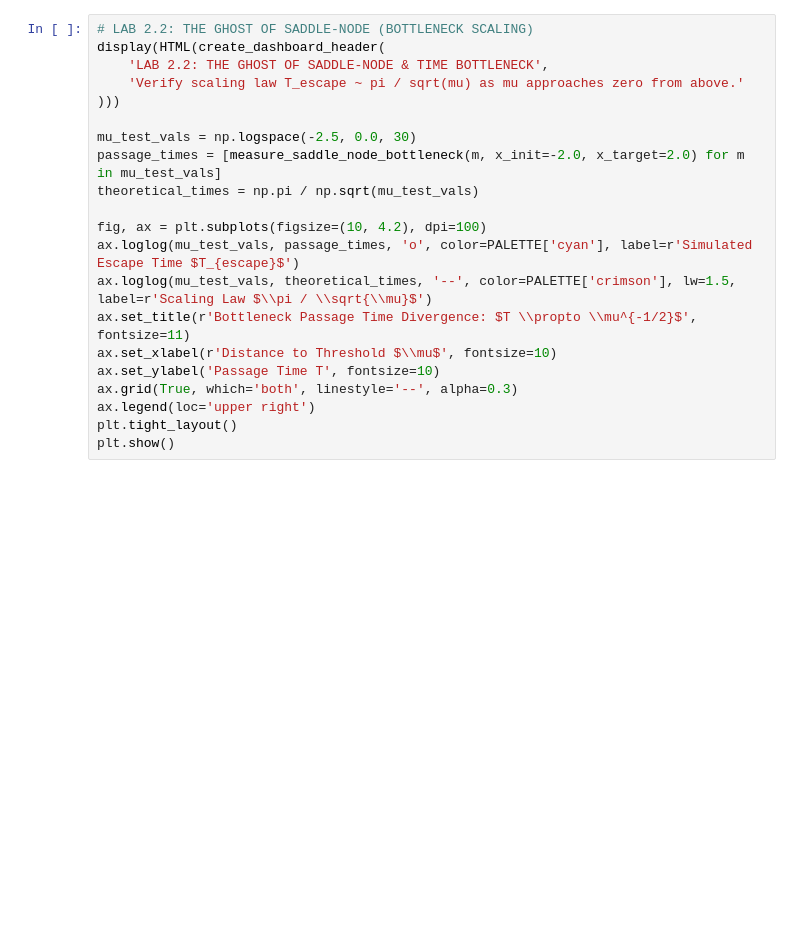
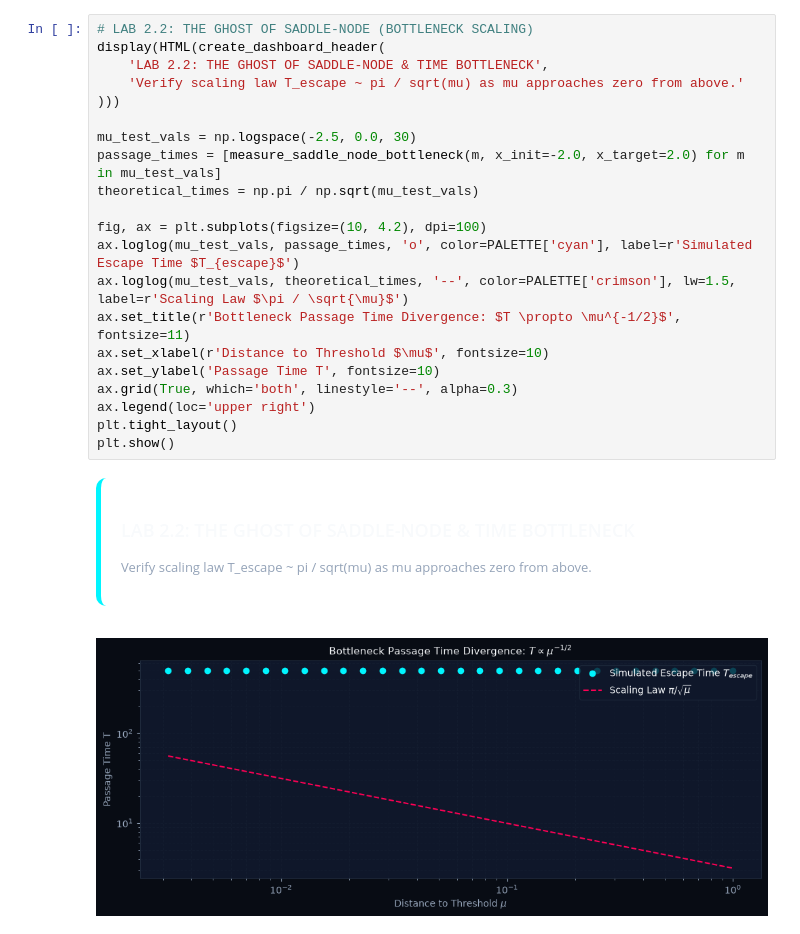
Before and after one commit to poria-azadi96/The-Chaos-Toolkit, a Jupyter notebook: 02_1d_flows_and_bifurcations/act02_1d_vector_flows_and_bifurcations.ipynb, the cells around one changed output. Cells and saved outputs as stored; diff of their text form; blank space fills up the shorter version.

```diff
--- a/02_1d_flows_and_bifurcations/act02_1d_vector_flows_and_bifurcations.ipynb
+++ b/02_1d_flows_and_bifurcations/act02_1d_vector_flows_and_bifurcations.ipynb
@@ -88,24 +96,28 @@ display(ui_pot, out_pot)
 # %%
 # LAB 2.2: THE GHOST OF SADDLE-NODE (BOTTLENECK SCALING)
 display(HTML(create_dashboard_header(
     'LAB 2.2: THE GHOST OF SADDLE-NODE & TIME BOTTLENECK',
     'Verify scaling law T_escape ~ pi / sqrt(mu) as mu approaches zero from above.'
 )))
 
 mu_test_vals = np.logspace(-2.5, 0.0, 30)
 passage_times = [measure_saddle_node_bottleneck(m, x_init=-2.0, x_target=2.0) for m in mu_test_vals]
 theoretical_times = np.pi / np.sqrt(mu_test_vals)
 
 fig, ax = plt.subplots(figsize=(10, 4.2), dpi=100)
 ax.loglog(mu_test_vals, passage_times, 'o', color=PALETTE['cyan'], label=r'Simulated Escape Time $T_{escape}$')
-ax.loglog(mu_test_vals, theoretical_times, '--', color=PALETTE['crimson'], lw=1.5, label=r'Scaling Law $\\pi / \\sqrt{\\mu}$')
-ax.set_title(r'Bottleneck Passage Time Divergence: $T \\propto \\mu^{-1/2}$', fontsize=11)
-ax.set_xlabel(r'Distance to Threshold $\\mu$', fontsize=10)
+ax.loglog(mu_test_vals, theoretical_times, '--', color=PALETTE['crimson'], lw=1.5, label=r'Scaling Law $\pi / \sqrt{\mu}$')
+ax.set_title(r'Bottleneck Passage Time Divergence: $T \propto \mu^{-1/2}$', fontsize=11)
+ax.set_xlabel(r'Distance to Threshold $\mu$', fontsize=10)
 ax.set_ylabel('Passage Time T', fontsize=10)
 ax.grid(True, which='both', linestyle='--', alpha=0.3)
 ax.legend(loc='upper right')
 plt.tight_layout()
 plt.show()
+# %% [output]
+LAB 2.2: THE GHOST OF SADDLE-NODE & TIME BOTTLENECK
+Verify scaling law T_escape ~ pi / sqrt(mu) as mu approaches zero from above.
+[figure, added]
 # %%
 # LAB 2.3: SPRUCE BUDWORM OUTBREAK & HYSTERESIS ENGINE
 display(HTML(create_dashboard_header(
```
Also changed, not shown: parts of 3 cells of this notebook.
